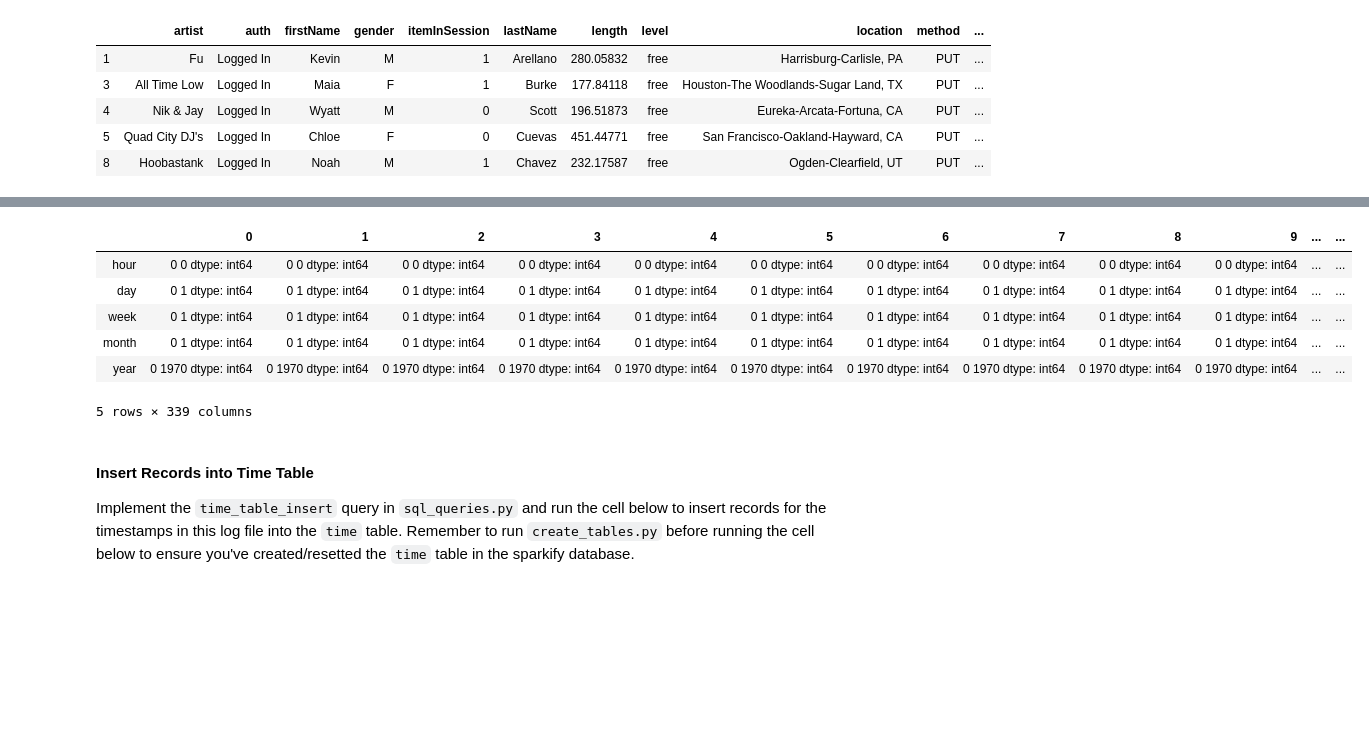
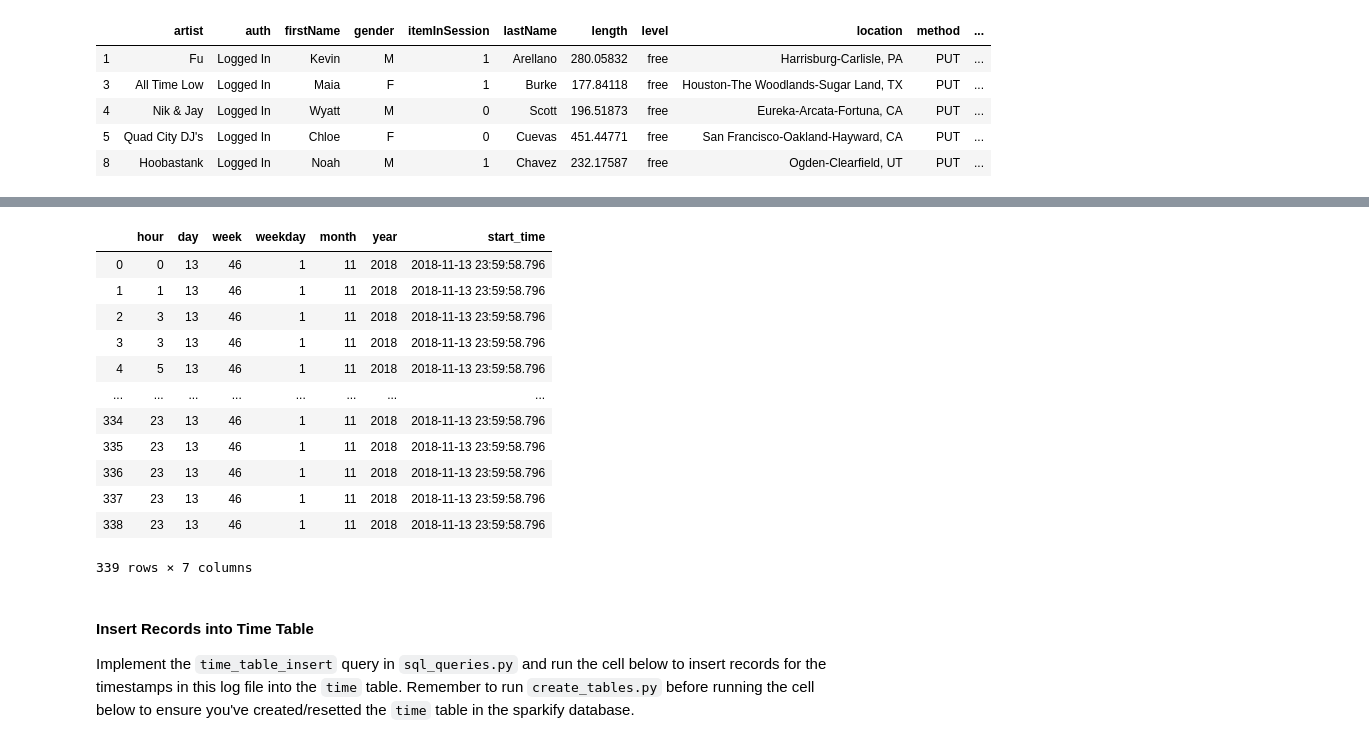
Before and after one commit to viniciusarre/sparkify-rdbms, a Jupyter notebook: etl.ipynb, the cells around one changed output, grey strips where cells are left out. Drawn from its saved outputs; the diff is of its cells as text; code cells hidden in the pictures; blank space fills up the shorter version.

Commit message:
Improve pandas reading for time

```diff
--- a/etl.ipynb
+++ b/etl.ipynb
@@ -133,18 +134,3 @@ df.head()
 | 4 | Nik & Jay | Logged In | Wyatt | M | 0 | Scott | 196.51873 | free | Eureka-Arcata-Fortuna, CA | PUT | ... |
 | 5 | Quad City DJ's | Logged In | Chloe | F | 0 | Cuevas | 451.44771 | free | San Francisco-Oakland-Hayward, CA | PUT | ... |
 | 8 | Hoobastank | Logged In | Noah | M | 1 | Chavez | 232.17587 | free | Ogden-Clearfield, UT | PUT | ... |
-# %%
-indexes = ['hour', 'day', 'week', 'month', 'year', 'ts']
-timestamps = df['ts']
-#TODO improve this
-data = [[] for i in indexes]
-for ts in timestamps:
-    datetime = pd.Series(pd.to_datetime(ts))
-    data[0].append(datetime.dt.hour)
-    data[1].append(datetime.dt.day)
-    data[2].append(datetime.dt.week)
-    data[3].append(datetime.dt.month)
-    data[4].append(datetime.dt.year)
-
-# t = pd.Series(data, index=indexes)
-data
@@ -172,14 +212,20 @@ column_labels = indexes
 # %%
-time_df = pd.DataFrame(data=time_data, index=indexes)
-time_df.head()
+time_df = pd.DataFrame(data=time_data)
+time_df
 # %% [output]
-|  | 0 | 1 | 2 | 3 | 4 | 5 | 6 | 7 | 8 | 9 | ... | ... |
-| hour | 0 0 dtype: int64 | 0 0 dtype: int64 | 0 0 dtype: int64 | 0 0 dtype: int64 | 0 0 dtype: int64 | 0 0 dtype: int64 | 0 0 dtype: int64 | 0 0 dtype: int64 | 0 0 dtype: int64 | 0 0 dtype: int64 | ... | ... |
-| day | 0 1 dtype: int64 | 0 1 dtype: int64 | 0 1 dtype: int64 | 0 1 dtype: int64 | 0 1 dtype: int64 | 0 1 dtype: int64 | 0 1 dtype: int64 | 0 1 dtype: int64 | 0 1 dtype: int64 | 0 1 dtype: int64 | ... | ... |
-| week | 0 1 dtype: int64 | 0 1 dtype: int64 | 0 1 dtype: int64 | 0 1 dtype: int64 | 0 1 dtype: int64 | 0 1 dtype: int64 | 0 1 dtype: int64 | 0 1 dtype: int64 | 0 1 dtype: int64 | 0 1 dtype: int64 | ... | ... |
-| month | 0 1 dtype: int64 | 0 1 dtype: int64 | 0 1 dtype: int64 | 0 1 dtype: int64 | 0 1 dtype: int64 | 0 1 dtype: int64 | 0 1 dtype: int64 | 0 1 dtype: int64 | 0 1 dtype: int64 | 0 1 dtype: int64 | ... | ... |
-| year | 0 1970 dtype: int64 | 0 1970 dtype: int64 | 0 1970 dtype: int64 | 0 1970 dtype: int64 | 0 1970 dtype: int64 | 0 1970 dtype: int64 | 0 1970 dtype: int64 | 0 1970 dtype: int64 | 0 1970 dtype: int64 | 0 1970 dtype: int64 | ... | ... |
+|  | hour | day | week | weekday | month | year | start_time |
+| 0 | 0 | 13 | 46 | 1 | 11 | 2018 | 2018-11-13 23:59:58.796 |
+| 1 | 1 | 13 | 46 | 1 | 11 | 2018 | 2018-11-13 23:59:58.796 |
+| 2 | 3 | 13 | 46 | 1 | 11 | 2018 | 2018-11-13 23:59:58.796 |
+| 3 | 3 | 13 | 46 | 1 | 11 | 2018 | 2018-11-13 23:59:58.796 |
+| 4 | 5 | 13 | 46 | 1 | 11 | 2018 | 2018-11-13 23:59:58.796 |
+| ... | ... | ... | ... | ... | ... | ... | ... |
+| 334 | 23 | 13 | 46 | 1 | 11 | 2018 | 2018-11-13 23:59:58.796 |
+| 335 | 23 | 13 | 46 | 1 | 11 | 2018 | 2018-11-13 23:59:58.796 |
+| 336 | 23 | 13 | 46 | 1 | 11 | 2018 | 2018-11-13 23:59:58.796 |
+| 337 | 23 | 13 | 46 | 1 | 11 | 2018 | 2018-11-13 23:59:58.796 |
+| 338 | 23 | 13 | 46 | 1 | 11 | 2018 | 2018-11-13 23:59:58.796 |
-5 rows × 339 columns
+339 rows × 7 columns
 # %% [markdown]
 #### Insert Records into Time Table
 Implement the `time_table_insert` query in `sql_queries.py` and run the cell below to insert records for the timestamps in this log file into the `time` table. Remember to run `create_tables.py` before running the cell below to ensure you've created/resetted the `time` table in the sparkify database.
```
Also changed, not shown: parts of 6 cells of this notebook.
